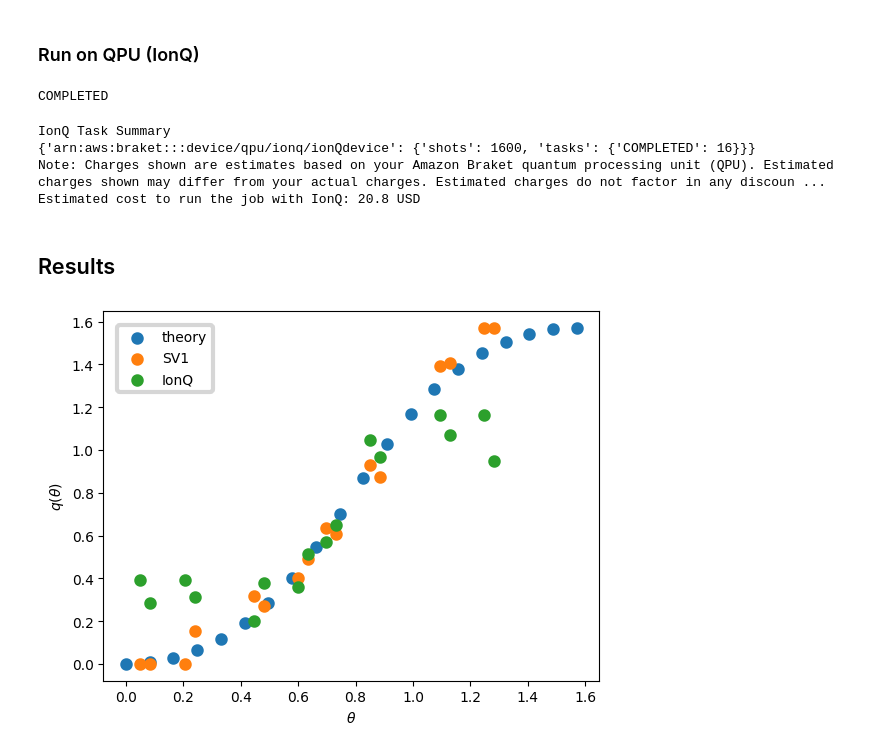
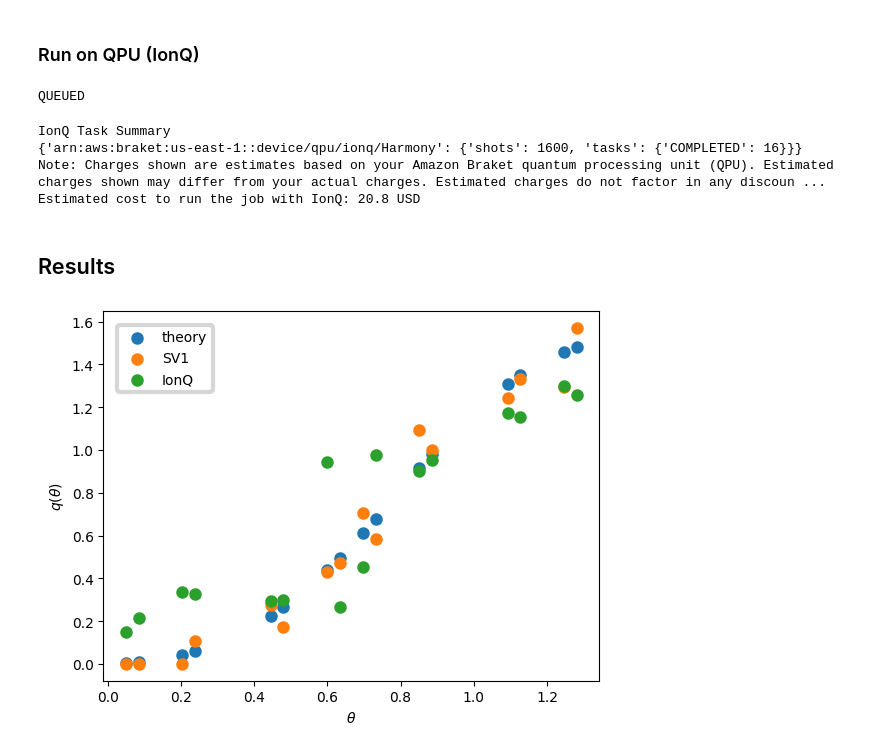
Before and after one commit to amazon-braket/amazon-braket-algorithm-library, a Jupyter notebook: notebooks/textbook/Quantum_Neuron/Quantum_Neuron.ipynb, the cells around one changed output. Cells and saved outputs as stored; diff of their text form; code cells hidden in the pictures.

```diff
--- a/notebooks/textbook/Quantum_Neuron/Quantum_Neuron.ipynb
+++ b/notebooks/textbook/Quantum_Neuron/Quantum_Neuron.ipynb
@@ -240,7 +241,7 @@ Estimated cost to run the job with SV1: 0.06 USD
 
 region = 'us-east-1'
 image_uri = retrieve_image(Framework.BASE, region)
-ionq = "arn:aws:braket:::device/qpu/ionq/ionQdevice"
+ionq = "arn:aws:braket:us-east-1::device/qpu/ionq/Harmony"
 # %%
 # Run on IonQ
 
@@ -258,7 +259,7 @@ ionq_job = AwsQuantumJob.create(
 # %%
 print(ionq_job.state())
 # %% [output]
-COMPLETED
+QUEUED
 # %%
 print("IonQ Task Summary")
 print(ionq_job.result()['task summary'])
@@ -266,25 +267,28 @@ print('Note: Charges shown are estimates based on your Amazon Braket quantum pro
 print(f"Estimated cost to run the job with IonQ: {ionq_job.result()['estimated cost']} USD")
 # %% [output]
 IonQ Task Summary
-{'arn:aws:braket:::device/qpu/ionq/ionQdevice': {'shots': 1600, 'tasks': {'COMPLETED': 16}}}
+{'arn:aws:braket:us-east-1::device/qpu/ionq/Harmony': {'shots': 1600, 'tasks': {'COMPLETED': 16}}}
 Note: Charges shown are estimates based on your Amazon Braket quantum processing unit (QPU). Estimated charges shown may differ from your actual charges. Estimated charges do not factor in any discoun ...
 Estimated cost to run the job with IonQ: 20.8 USD
 # %% [markdown]
 ## Results
 # %%
-x_array = np.linspace(0, np.pi/2, 20)
+# The theta_list of SV1 and the theta_list of IonQ have the same value.
+# Since we want to calculate the theoretical values using the same theta_list for each device, we calculated the theoretical values using the theta_list for SV1 this time.
+x_array = sv1_job.result()['theta_list']
+
 nl_function = np.arctan(np.tan(x_array)**2)
 sv1_theta_list = sv1_job.result()['theta_list']
 sv1_q_theta_list = sv1_job.result()['q_theta_list']
 ionq_theta_list = ionq_job.result()['theta_list']
 ionq_q_theta_list = ionq_job.result()['q_theta_list']
 
 plt.scatter(x_array, nl_function, label=r"theory")
 plt.scatter(sv1_theta_list, sv1_q_theta_list, label=r"SV1")
 plt.scatter(ionq_theta_list, ionq_q_theta_list, label=r"IonQ")
 plt.xlabel(r"$\theta$")
 plt.ylabel(r"$q(\theta)$")
 plt.legend(bbox_to_anchor=(0, 1), loc='upper left', borderaxespad=1)
 plt.show()
 # %% [output]
-[figure, old version]
+[figure, new version]
```
Also changed, not shown: parts of 7 cells of this notebook, 6 other files.
